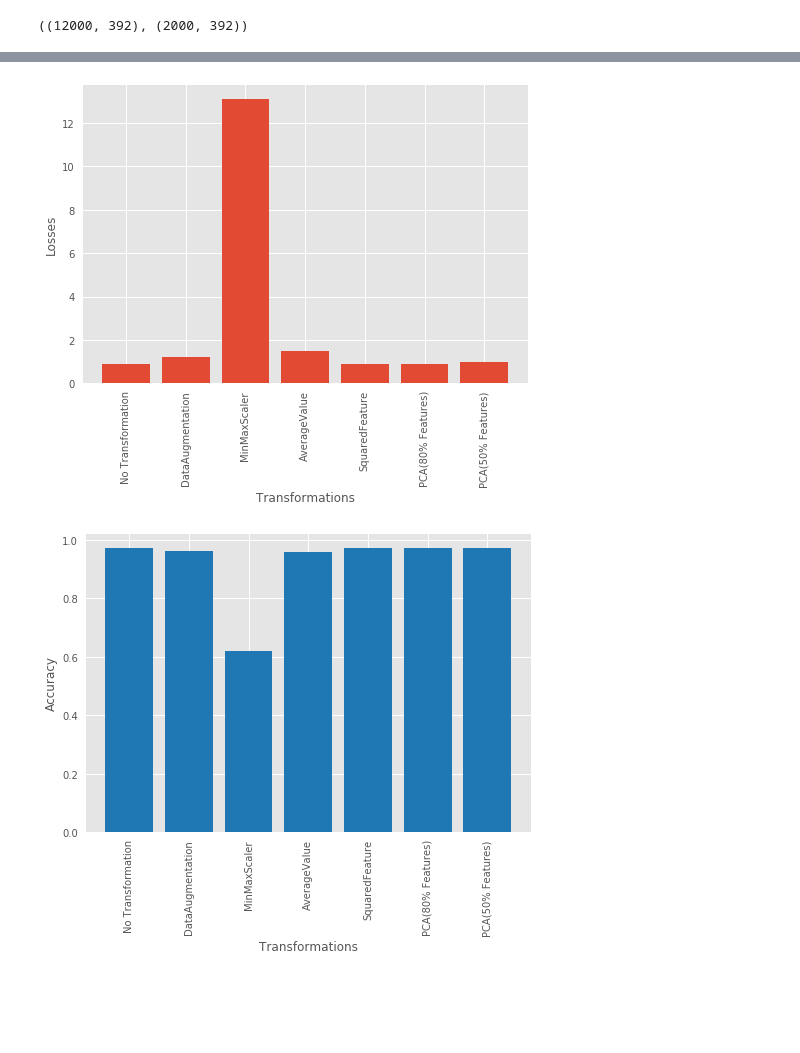
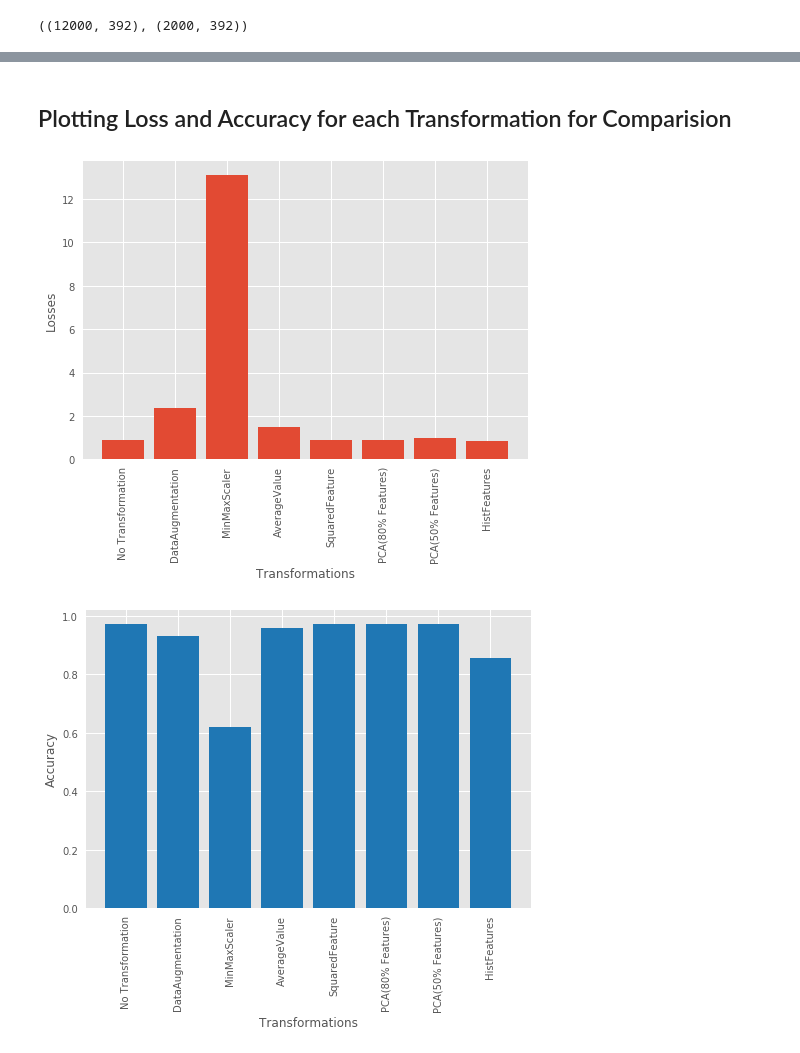
Before and after one commit to sunny2309/projects, a Jupyter notebook: digits_sneakers_sandals/digits-sneakers-sandals-notebook.ipynb, the cells around one changed output, grey strips where cells are left out. Cells and saved outputs as stored; diff of their text form; code cells hidden in the pictures; blank space fills up the shorter version.

```diff
--- a/digits_sneakers_sandals/digits-sneakers-sandals-notebook.ipynb
+++ b/digits_sneakers_sandals/digits-sneakers-sandals-notebook.ipynb
@@ -280,12 +280,12 @@ np.savetxt('yproba1_test_1.txt', np.clip(lr.predict_proba(X_test)[:, 1],0.020, 0
 * Horizontal flipping
 # %%
 datagen_train = ImageDataGenerator(
-    #featurewise_center=True,
-    #featurewise_std_normalization=True,
-    rotation_range=30,
-    #width_shift_range=0.2,
-    #height_shift_range=0.2,
-    horizontal_flip=True)
+    featurewise_center=True,
+    featurewise_std_normalization=True,
+    rotation_range=30, ## Image rotation angle
+    width_shift_range=0.2, ## Width shifting
+    height_shift_range=0.2, ## Height shifting
+    horizontal_flip=True) ## Flipping
 datagen_train.fit(X_train.reshape(X_train.shape[0], 1,28,28))
 # %%
 %%time
@@ -575,0 +718,11 @@ plt.show()
+# %%
+black_white_cnt_train = []
+for img in X_train:
+    black_white_cnt_train.append([(img == 0).sum(),(img == 1).sum()])
+
+black_white_cnt_test = []
+for img in X_test:
+    black_white_cnt_test.append([(img == 0).sum(),(img == 1).sum()])
+# %%
+X_train_hist, X_test_hist = np.hstack((X_train, black_white_cnt_train)), np.hstack((X_test, black_white_cnt_test))
+X_train_hist.shape, X_test_hist.shape
@@ -575,0 +731,9 @@ plt.show()
+# %%
+lr = LogisticRegression()
+lr.fit(X_train_hist, Y_train)
+acc8 = lr.score(X_train_hist, Y_train)
+loss8 = log_loss(Y_train, lr.predict(X_train_hist))
+
+print('Train Accuracy : ', acc8)
+print('Train Loss : ', loss8)
+np.savetxt('yproba1_test_hist.txt', np.clip(lr.predict_proba(X_train_hist)[:, 1],0.020, 0.980), fmt='%.3f')
@@ -576,16 +787,18 @@ plt.show()
+# %% [markdown]
+## Plotting Loss and Accuracy for each Transformation for Comparision
 # %%
 with plt.style.context(('seaborn', 'ggplot')):
-    plt.bar([0,1,2,3,4,5,6], [loss1,loss2,loss3, loss4, loss5,loss6,loss7], width = 0.8)
-    plt.xticks([0,1,2,3,4,5,6],['No Transformation', 'DataAugmentation', 'MinMaxScaler', 'AverageValue', 'SquaredFeature', 'PCA(80% Features)', 'PCA(50% Features)'], rotation='vertical')
+    plt.bar([0,1,2,3,4,5,6,7], [loss1,loss2,loss3, loss4, loss5,loss6,loss7,loss8], width = 0.8)
+    plt.xticks([0,1,2,3,4,5,6,7],['No Transformation', 'DataAugmentation', 'MinMaxScaler', 'AverageValue', 'SquaredFeature', 'PCA(80% Features)', 'PCA(50% Features)', 'HistFeatures'], rotation='vertical')
     plt.xlabel('Transformations')
     plt.ylabel('Losses')
 # %% [output]
-[figure, old version]
+[figure, new version]
 # %%
 with plt.style.context(('seaborn', 'ggplot')):
-    plt.bar([0,1,2,3,4,5,6], [acc1,acc2,acc3,acc4,acc5,acc6,acc7], width = 0.8, color='tab:blue')
-    plt.xticks([0,1,2,3,4,5,6],['No Transformation', 'DataAugmentation', 'MinMaxScaler', 'AverageValue', 'SquaredFeature', 'PCA(80% Features)', 'PCA(50% Features)'], rotation='vertical')
+    plt.bar([0,1,2,3,4,5,6,7], [acc1,acc2,acc3,acc4,acc5,acc6,acc7,loss8], width = 0.8, color='tab:blue')
+    plt.xticks([0,1,2,3,4,5,6,7],['No Transformation', 'DataAugmentation', 'MinMaxScaler', 'AverageValue', 'SquaredFeature', 'PCA(80% Features)', 'PCA(50% Features)', 'HistFeatures'], rotation='vertical')
     plt.xlabel('Transformations')
     plt.ylabel('Accuracy')
 # %% [output]
-[figure, old version]
+[figure, new version]
```
Also changed, not shown: parts of 32 cells of this notebook, 33 other files.
